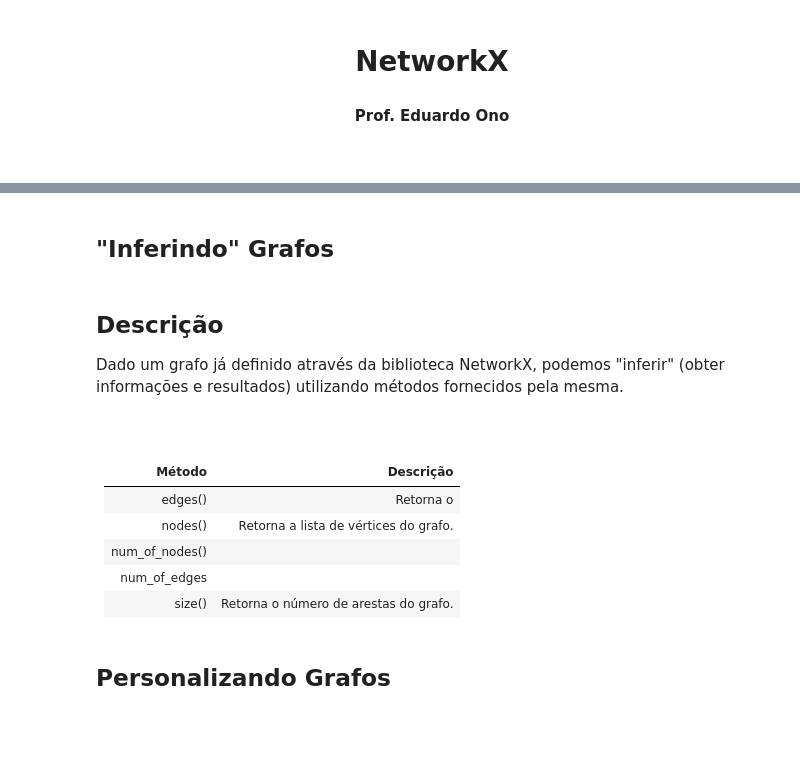
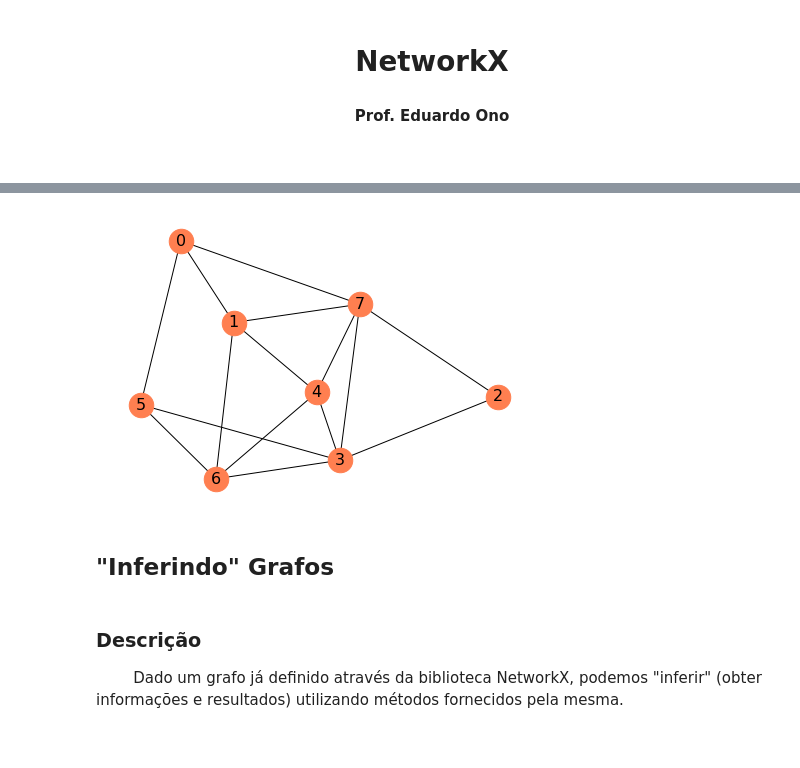
Before and after one commit to eduardo-ono/Teoria-dos-Grafos-e-Aplicacoes, a Jupyter notebook: conteudo-aplicado/02-fundamentos/networkx/networkx.ipynb, the cells around one changed output, grey strips where cells are left out. Saved outputs shown, nothing was run; the diff lists cells and outputs as text; code cells hidden in the pictures; blank space fills up the shorter version.

```diff
--- a/conteudo-aplicado/02-fundamentos/networkx/networkx.ipynb
+++ b/conteudo-aplicado/02-fundamentos/networkx/networkx.ipynb
@@ -11,17 +34,21 @@
+# %%
+def nx_draw_opt(node_size=600, font_size=14, node_color='coral', with_labels=True):
+    return {
+        'node_size': node_size,
+        'font_size': font_size,
+        'node_color': node_color,
+        'with_labels': with_labels
+    }
+
+G = nx.gnm_random_graph(8, 15)
+nx.draw(G, **nx_draw_opt(font_size=16))
+# %% [output]
+[figure, added]
 # %% [markdown]
 ## "Inferindo" Grafos
 # %% [markdown]
-## Descrição
+### Descrição
 
-Dado um grafo já definido através da biblioteca NetworkX, podemos "inferir" (obter informações e resultados) utilizando métodos fornecidos pela mesma.
+$\qquad$ Dado um grafo já definido através da biblioteca NetworkX, podemos "inferir" (obter informações e resultados) utilizando métodos fornecidos pela mesma.
 
 &nbsp;
-# %% [markdown]
-
-| Método | Descrição |
-| --- | --- |
-| edges() | Retorna o
-| nodes() | Retorna a lista de vértices do grafo.
-| num_of_nodes() |
-| num_of_edges |
-| size() | Retorna o número de arestas do grafo.
@@ -31,2 +54,0 @@ import matplotlib.pyplot as plt
-# %% [markdown]
-## Personalizando Grafos
```
Also changed, not shown: parts of 7 cells of this notebook, 6 other files.
